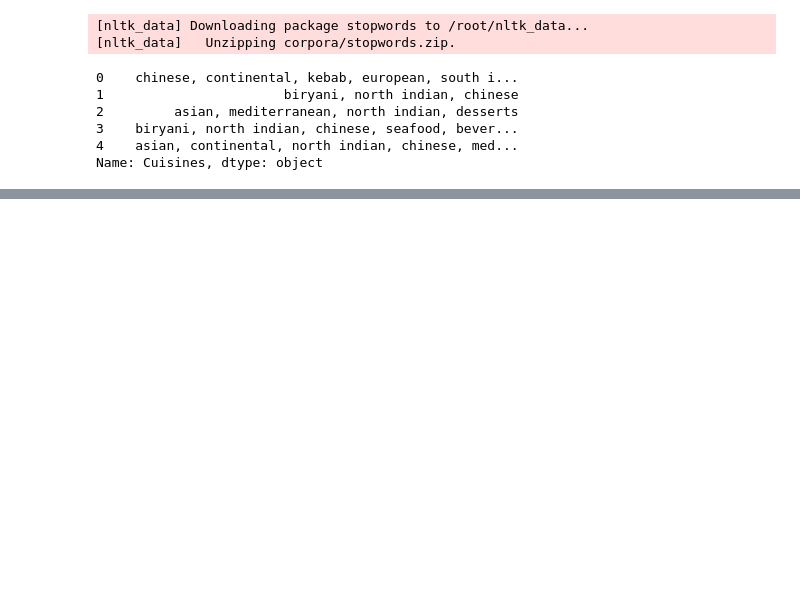
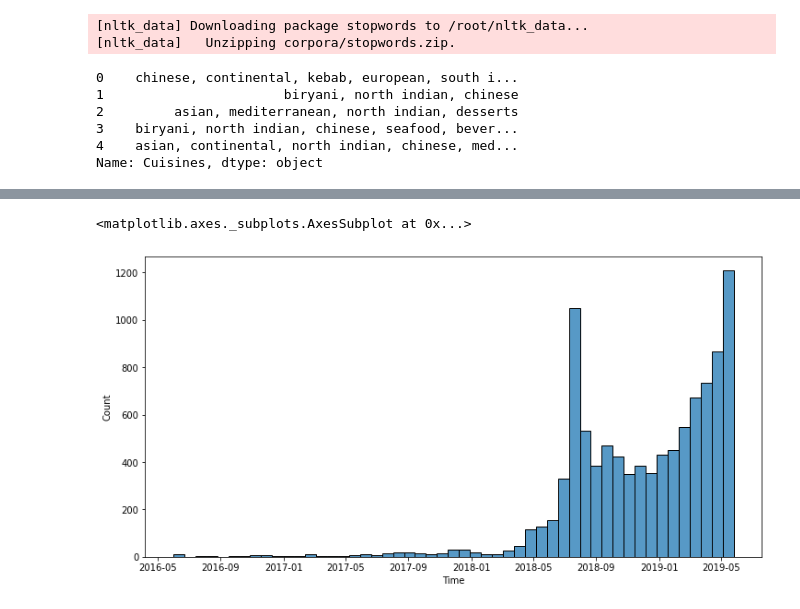
Before and after one commit to Rubina-Fathima/zomato-clustering-project, a Jupyter notebook: zomato_clustering_project_individual_collab.ipynb, the cells around one changed output, grey strips where cells are left out. Saved outputs shown, nothing was run; the diff lists cells and outputs as text; code cells hidden in the pictures; blank space fills up the shorter version.

```diff
--- a/zomato_clustering_project_individual_collab.ipynb
+++ b/zomato_clustering_project_individual_collab.ipynb
@@ -263,0 +520,6 @@ def remove_punctuation(text):
+# %%
+plt.figure(figsize=(12,6))
+sns.histplot(review_df.Time)
+# %% [output]
+<matplotlib.axes._subplots.AxesSubplot at 0x...>
+[figure, added]
```
Also changed, not shown: parts of 35 cells of this notebook.
